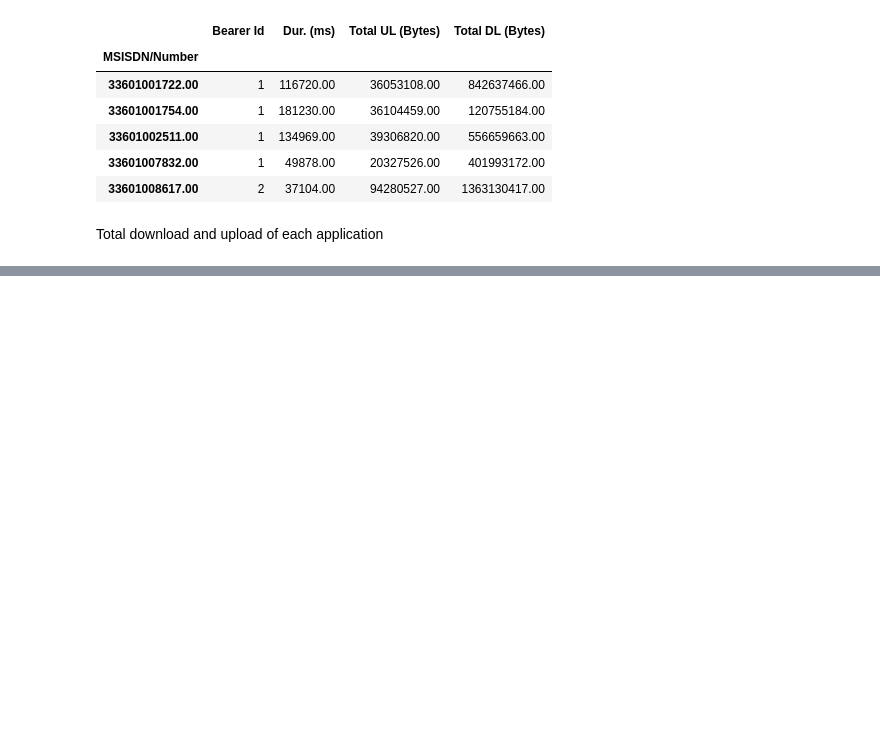
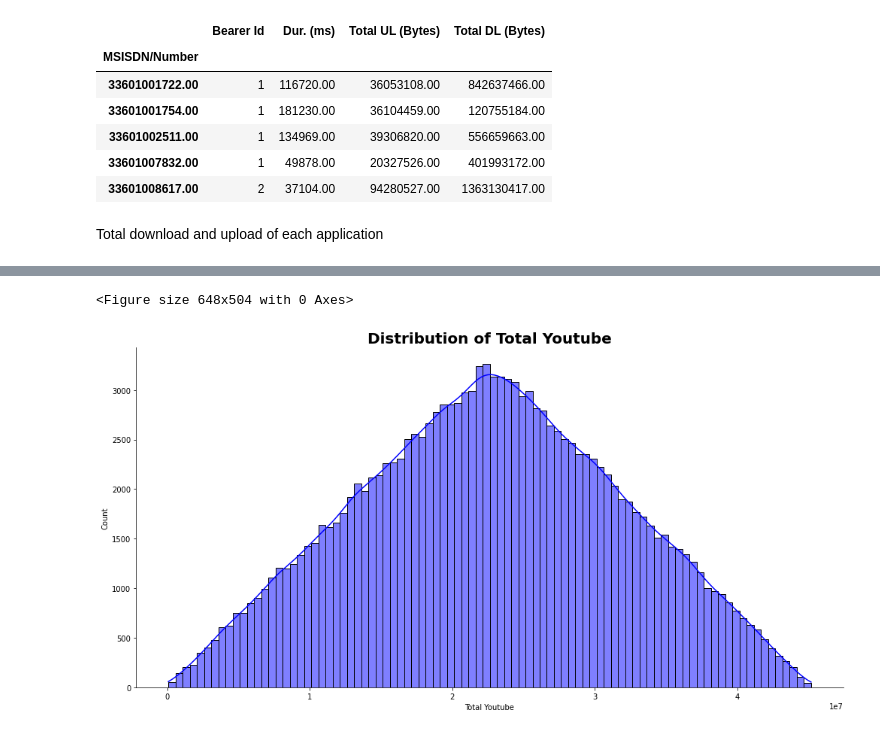
Before and after one commit to NatnaelSisay/Telecom_data_Analysis, a Jupyter notebook: notebooks/1_User_Overview_Analysis.ipynb, the cells around one changed output, grey strips where cells are left out. Cells and saved outputs as stored; diff of their text form; code cells hidden in the pictures; blank space fills up the shorter version.

```diff
--- a/notebooks/1_User_Overview_Analysis.ipynb
+++ b/notebooks/1_User_Overview_Analysis.ipynb
@@ -114,0 +215,5 @@ Total download and upload of each application
+# %%
+ploting.hist(user_app_behaviour, 'Total Youtube', 'blue')
+# %% [output]
+<Figure size 648x504 with 0 Axes>
+[figure, added]
```
Also changed, not shown: parts of 35 cells of this notebook, 1 other file.
